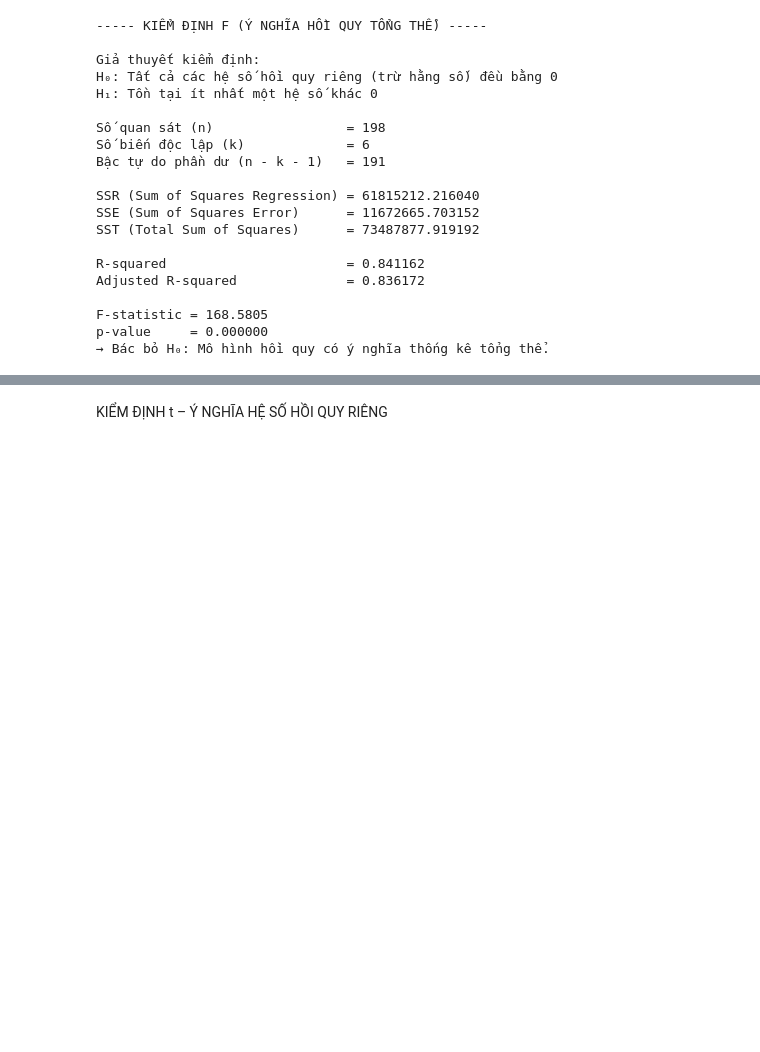
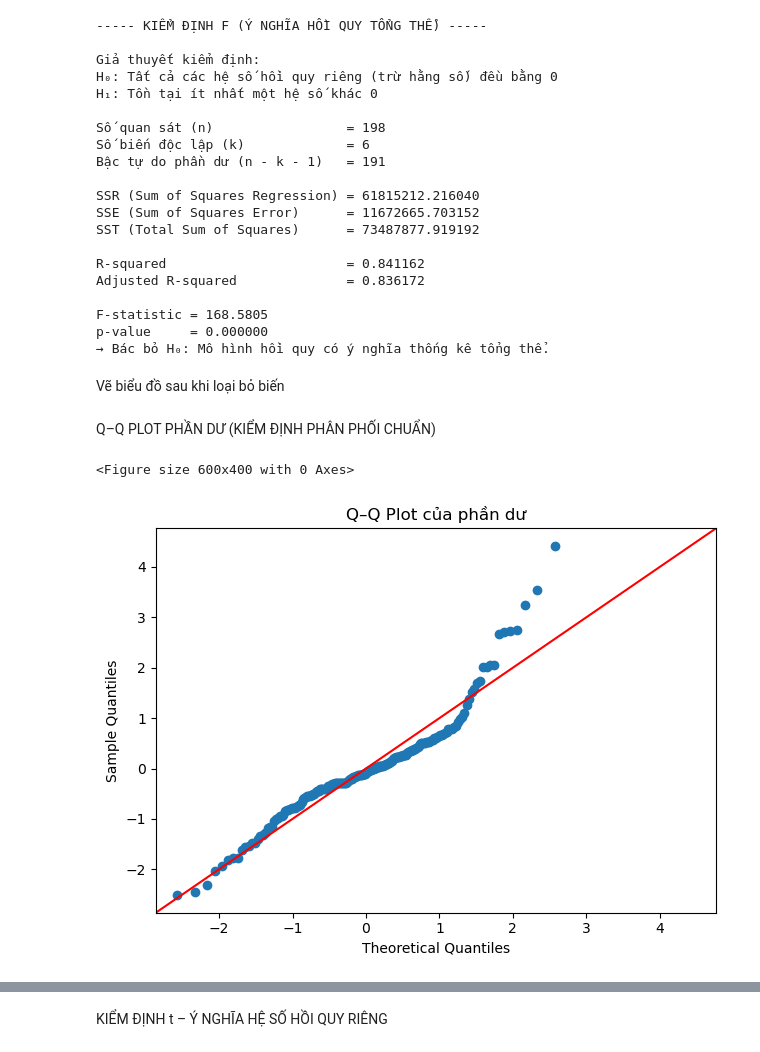
Before and after one commit to Bell2603/SuyLuanThongKe, a Jupyter notebook: Code_NN.ipynb, the cells around one changed output, grey strips where cells are left out. Cells and saved outputs as stored; diff of their text form; code cells hidden in the pictures; blank space fills up the shorter version.

```diff
--- a/Code_NN.ipynb
+++ b/Code_NN.ipynb
@@ -513,3 +543,22 @@ Adjusted R-squared              = 0.836172
 F-statistic = 168.5805
 p-value     = 0.000000
 → Bác bỏ H₀: Mô hình hồi quy có ý nghĩa thống kê tổng thể.
+# %% [markdown]
+Vẽ biểu đồ sau khi loại bỏ biến
+# %% [markdown]
+Q–Q PLOT PHẦN DƯ (KIỂM ĐỊNH PHÂN PHỐI CHUẨN)
+# %%
+resid = model_final.resid
+fitted = model_final.fittedvalues
+
+# Q-Q plot phần dư
+plt.figure(figsize=(6, 4))
+sm.qqplot(resid, line="45", fit=True)
+plt.title("Q–Q Plot của phần dư")
+plt.tight_layout()
+#plt.savefig("figures/qqplot_residuals.png")
+plt.show()
+plt.close()
+# %% [output]
+<Figure size 600x400 with 0 Axes>
+[figure, added]
```
Also changed, not shown: parts of 12 cells of this notebook.
